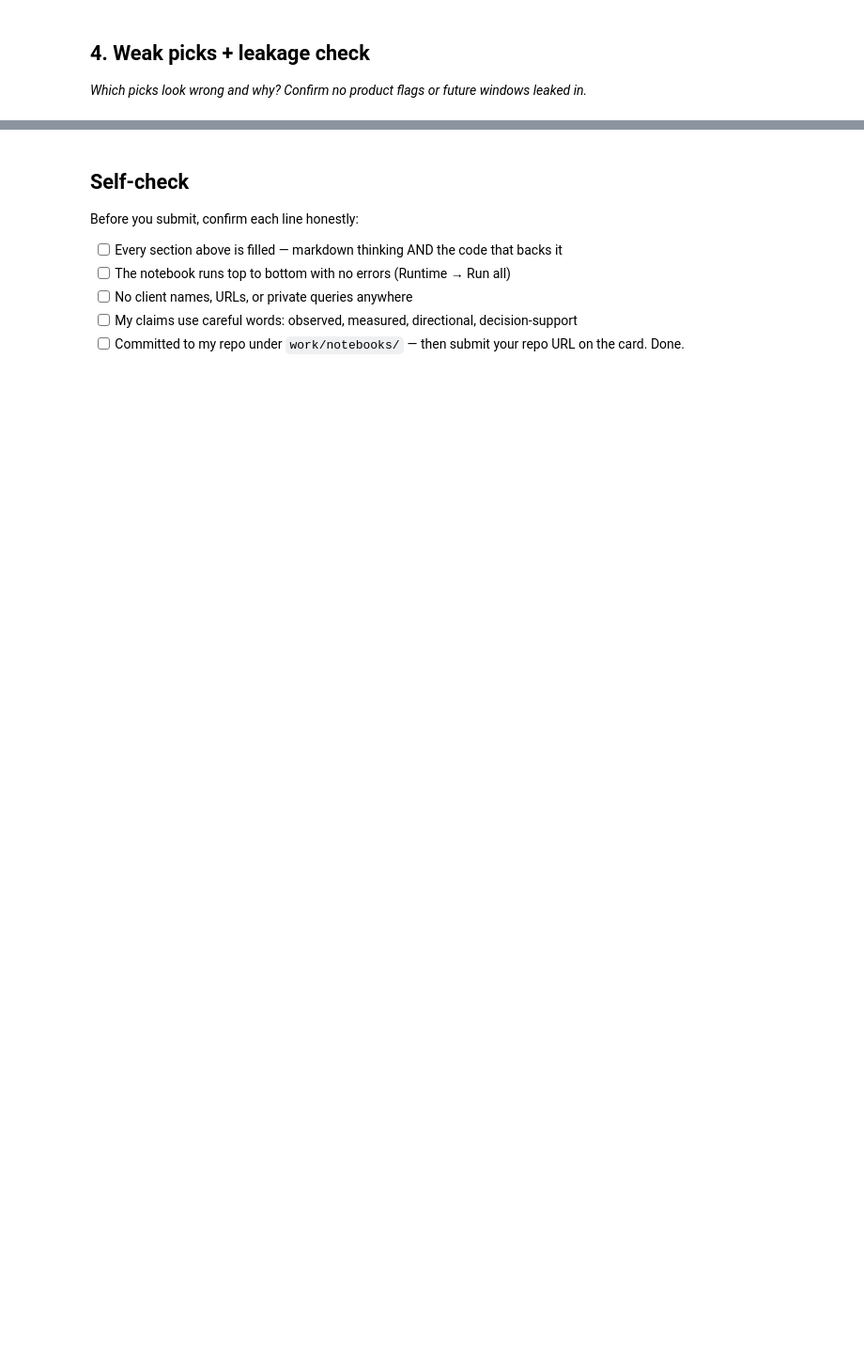
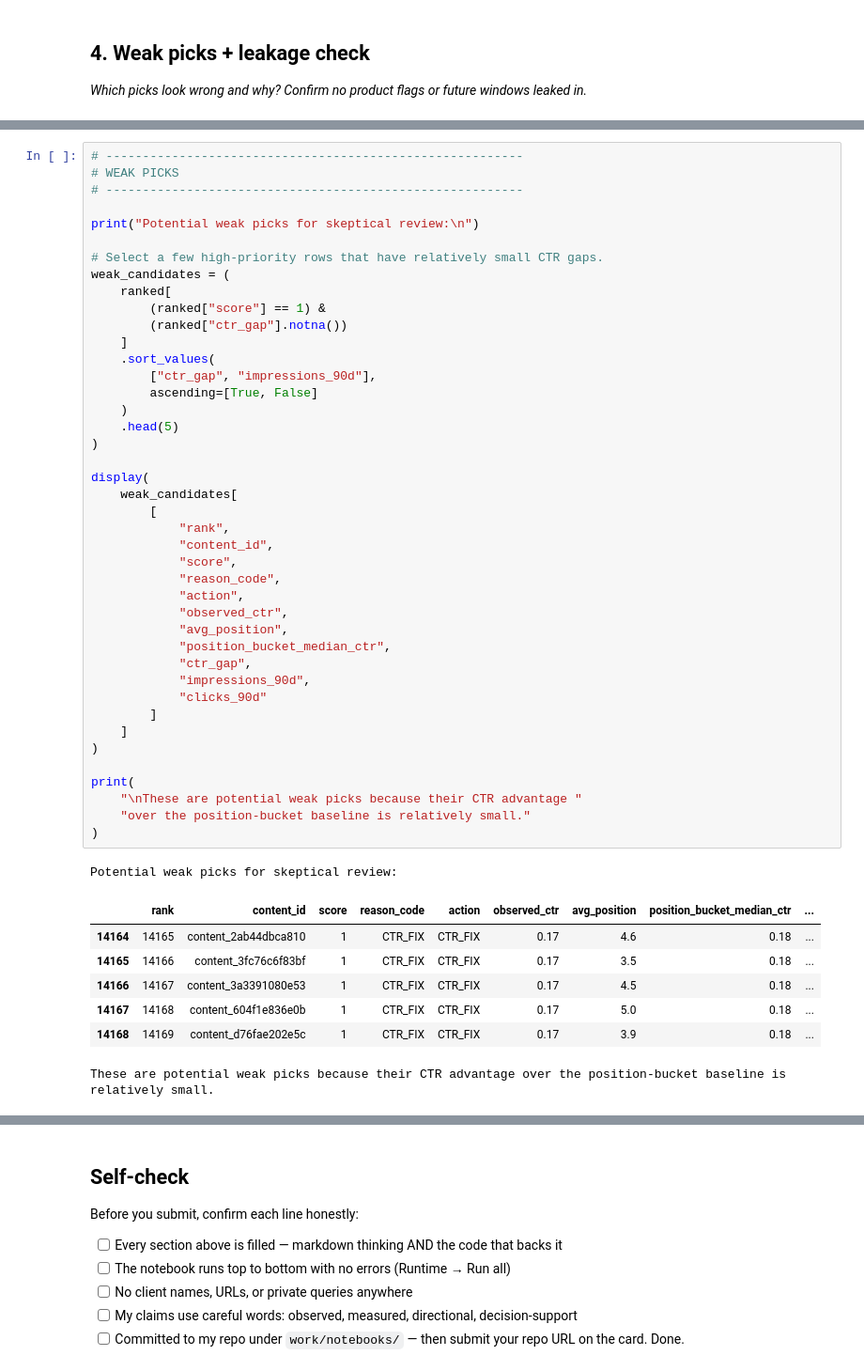
Before and after one commit to Coder-bot1/FlyRank-Internship, a Jupyter notebook: work/notebooks/w04_baseline_score.ipynb, the cells around one changed output, grey strips where cells are left out. Shown at 94% size. Cells and saved outputs as stored; diff of their text form; blank space fills up the shorter version.

```diff
--- a/work/notebooks/w04_baseline_score.ipynb
+++ b/work/notebooks/w04_baseline_score.ipynb
@@ -36,0 +673,51 @@ This skeleton is yours to fill. Work the sections **in order** — each one has
+# %%
+# ---------------------------------------------------------
+# WEAK PICKS
+# ---------------------------------------------------------
+
+print("Potential weak picks for skeptical review:\n")
+
+# Select a few high-priority rows that have relatively small CTR gaps.
+weak_candidates = (
+    ranked[
+        (ranked["score"] == 1) &
+        (ranked["ctr_gap"].notna())
+    ]
+    .sort_values(
+        ["ctr_gap", "impressions_90d"],
+        ascending=[True, False]
+    )
+    .head(5)
+)
+
+display(
+    weak_candidates[
+        [
+            "rank",
+            "content_id",
+            "score",
+            "reason_code",
+            "action",
+            "observed_ctr",
+            "avg_position",
+            "position_bucket_median_ctr",
+            "ctr_gap",
+            "impressions_90d",
+            "clicks_90d"
+        ]
+    ]
+)
+
+print(
+    "\nThese are potential weak picks because their CTR advantage "
+    "over the position-bucket baseline is relatively small."
+)
+# %% [output]
+Potential weak picks for skeptical review:
+|  | rank | content_id | score | reason_code | action | observed_ctr | avg_position | position_bucket_median_ctr | ... |
+| 14164 | 14165 | content_2ab44dbca810 | 1 | CTR_FIX | CTR_FIX | 0.17 | 4.6 | 0.18 | ... |
+| 14165 | 14166 | content_3fc76c6f83bf | 1 | CTR_FIX | CTR_FIX | 0.17 | 3.5 | 0.18 | ... |
+| 14166 | 14167 | content_3a3391080e53 | 1 | CTR_FIX | CTR_FIX | 0.17 | 4.5 | 0.18 | ... |
+| 14167 | 14168 | content_604f1e836e0b | 1 | CTR_FIX | CTR_FIX | 0.17 | 5.0 | 0.18 | ... |
+| 14168 | 14169 | content_d76fae202e5c | 1 | CTR_FIX | CTR_FIX | 0.17 | 3.9 | 0.18 | ... |
+These are potential weak picks because their CTR advantage over the position-bucket baseline is relatively small.
```
Also changed, not shown: parts of 19 cells of this notebook.
